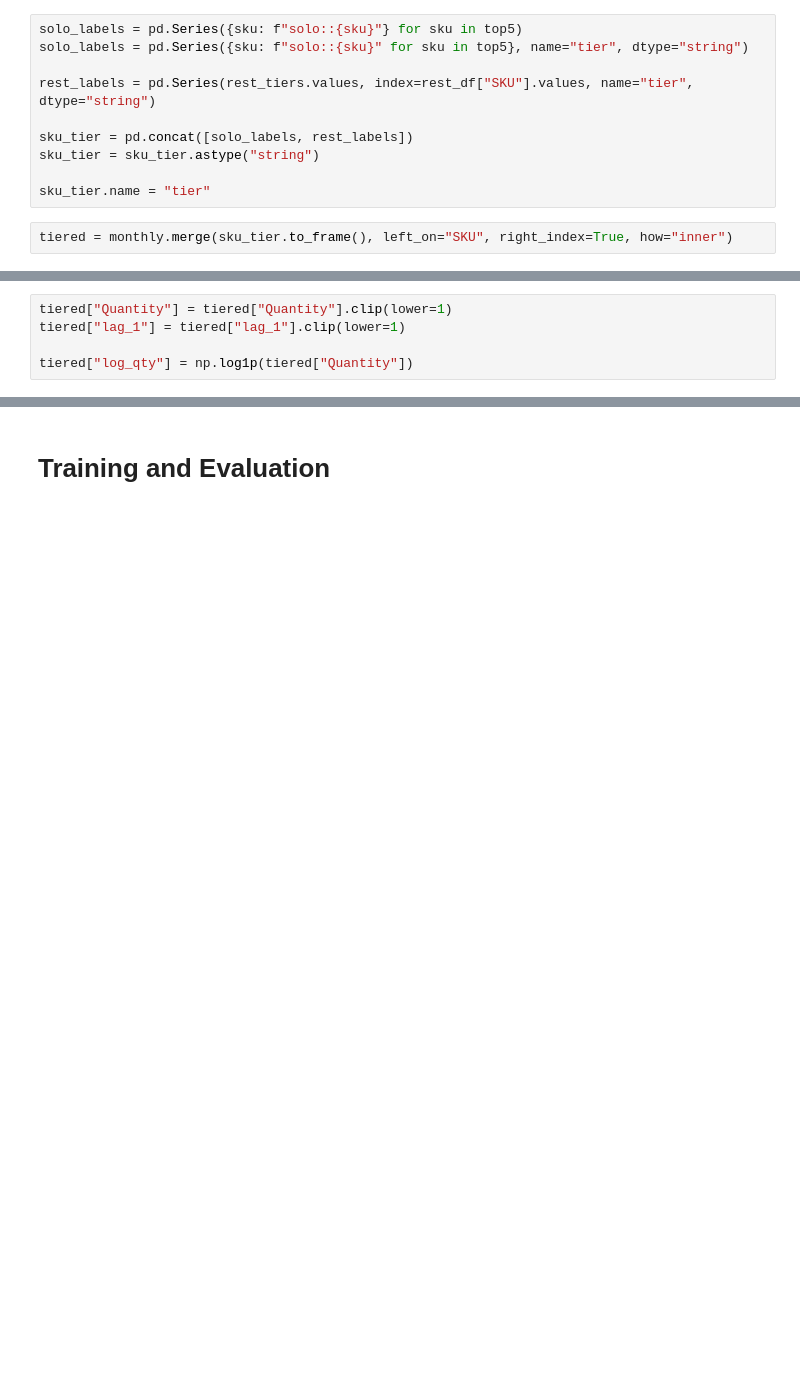
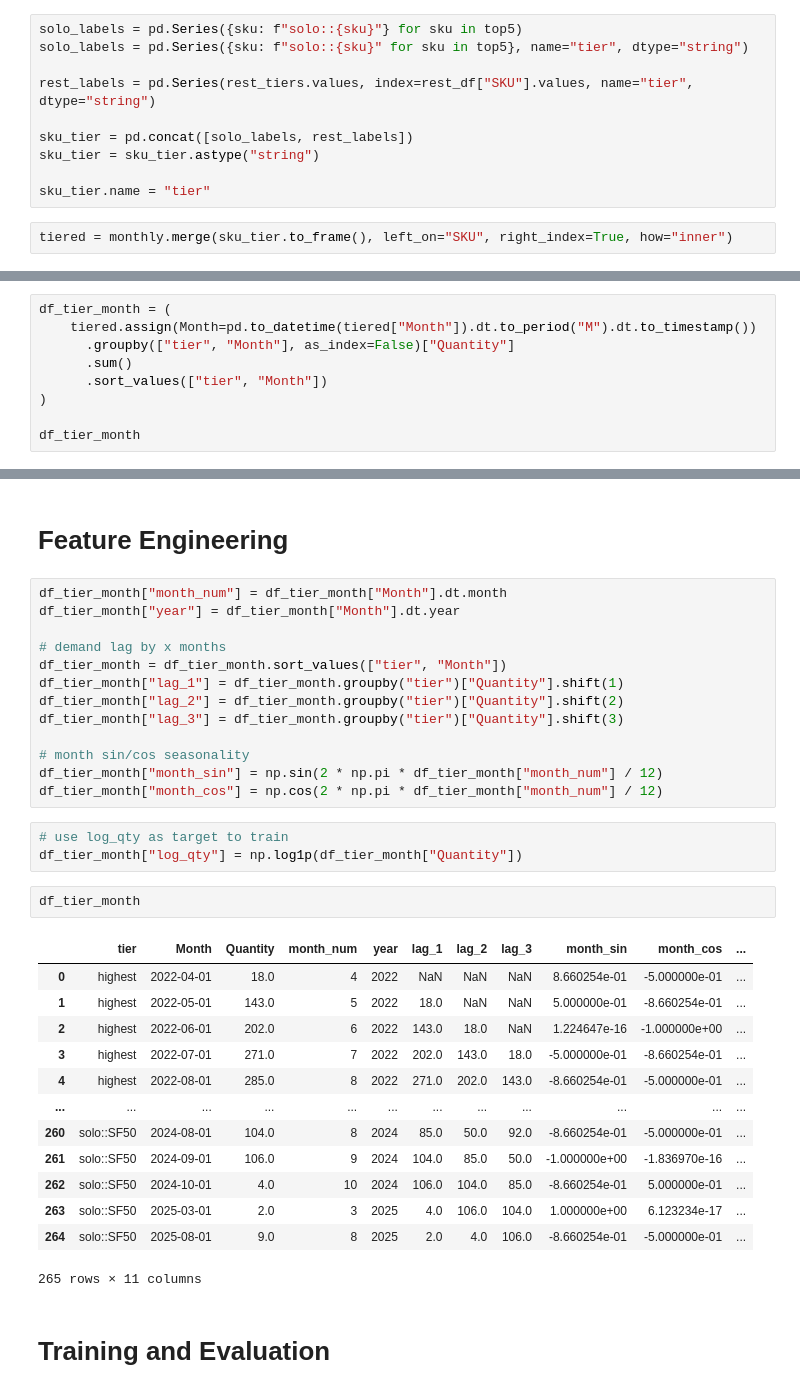
Before and after one commit to yaokiet/levelsliving-IMS, a Jupyter notebook: server/forecasting/forecasting.ipynb, the cells around one changed output, grey strips where cells are left out. Saved outputs shown, nothing was run; the diff lists cells and outputs as text; blank space fills up the shorter version.

```diff
--- a/server/forecasting/forecasting.ipynb
+++ b/server/forecasting/forecasting.ipynb
@@ -177,5 +177,0 @@ import xgboost as xgb
-# %%
-tiered["Quantity"] = tiered["Quantity"].clip(lower=1)
-tiered["lag_1"] = tiered["lag_1"].clip(lower=1)
-
-tiered["log_qty"] = np.log1p(tiered["Quantity"])
@@ -185,0 +194,9 @@ X_train, X_test, y_train, y_test = train_test_split(X, y, test_size=0.2, shuffle
+# %%
+df_tier_month = (
+    tiered.assign(Month=pd.to_datetime(tiered["Month"]).dt.to_period("M").dt.to_timestamp())
+      .groupby(["tier", "Month"], as_index=False)["Quantity"]
+      .sum()
+      .sort_values(["tier", "Month"])
+)
+
+df_tier_month
@@ -186,2 +217,36 @@ X_train, X_test, y_train, y_test = train_test_split(X, y, test_size=0.2, shuffle
+# %% [markdown]
+# Feature Engineering
+# %%
+df_tier_month["month_num"] = df_tier_month["Month"].dt.month
+df_tier_month["year"] = df_tier_month["Month"].dt.year
+
+# demand lag by x months
+df_tier_month = df_tier_month.sort_values(["tier", "Month"])
+df_tier_month["lag_1"] = df_tier_month.groupby("tier")["Quantity"].shift(1)
+df_tier_month["lag_2"] = df_tier_month.groupby("tier")["Quantity"].shift(2)
+df_tier_month["lag_3"] = df_tier_month.groupby("tier")["Quantity"].shift(3)
+
+# month sin/cos seasonality
+df_tier_month["month_sin"] = np.sin(2 * np.pi * df_tier_month["month_num"] / 12)
+df_tier_month["month_cos"] = np.cos(2 * np.pi * df_tier_month["month_num"] / 12)
+# %%
+# use log_qty as target to train
+df_tier_month["log_qty"] = np.log1p(df_tier_month["Quantity"])
+# %%
+df_tier_month
+# %% [output]
+|  | tier | Month | Quantity | month_num | year | lag_1 | lag_2 | lag_3 | month_sin | month_cos | ... |
+| 0 | highest | 2022-04-01 | 18.0 | 4 | 2022 | NaN | NaN | NaN | 8.660254e-01 | -5.000000e-01 | ... |
+| 1 | highest | 2022-05-01 | 143.0 | 5 | 2022 | 18.0 | NaN | NaN | 5.000000e-01 | -8.660254e-01 | ... |
+| 2 | highest | 2022-06-01 | 202.0 | 6 | 2022 | 143.0 | 18.0 | NaN | 1.224647e-16 | -1.000000e+00 | ... |
+| 3 | highest | 2022-07-01 | 271.0 | 7 | 2022 | 202.0 | 143.0 | 18.0 | -5.000000e-01 | -8.660254e-01 | ... |
+| 4 | highest | 2022-08-01 | 285.0 | 8 | 2022 | 271.0 | 202.0 | 143.0 | -8.660254e-01 | -5.000000e-01 | ... |
+| ... | ... | ... | ... | ... | ... | ... | ... | ... | ... | ... | ... |
+| 260 | solo::SF50 | 2024-08-01 | 104.0 | 8 | 2024 | 85.0 | 50.0 | 92.0 | -8.660254e-01 | -5.000000e-01 | ... |
+| 261 | solo::SF50 | 2024-09-01 | 106.0 | 9 | 2024 | 104.0 | 85.0 | 50.0 | -1.000000e+00 | -1.836970e-16 | ... |
+| 262 | solo::SF50 | 2024-10-01 | 4.0 | 10 | 2024 | 106.0 | 104.0 | 85.0 | -8.660254e-01 | 5.000000e-01 | ... |
+| 263 | solo::SF50 | 2025-03-01 | 2.0 | 3 | 2025 | 4.0 | 106.0 | 104.0 | 1.000000e+00 | 6.123234e-17 | ... |
+| 264 | solo::SF50 | 2025-08-01 | 9.0 | 8 | 2025 | 2.0 | 4.0 | 106.0 | -8.660254e-01 | -5.000000e-01 | ... |
+265 rows × 11 columns
 # %% [markdown]
 # Training and Evaluation
```
Also changed, not shown: parts of 33 cells of this notebook, 19 other files.
